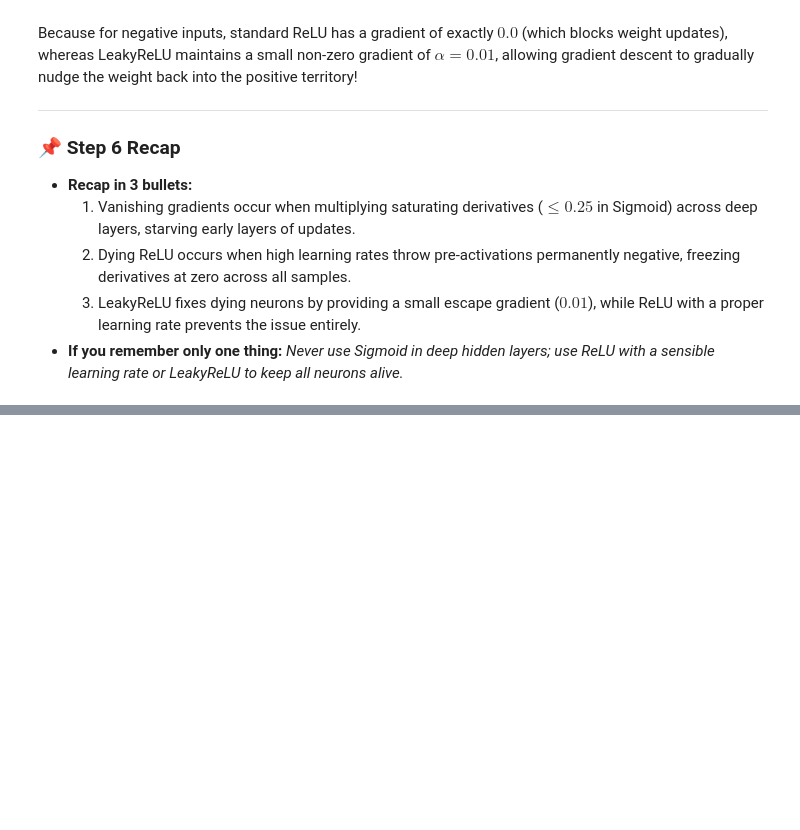
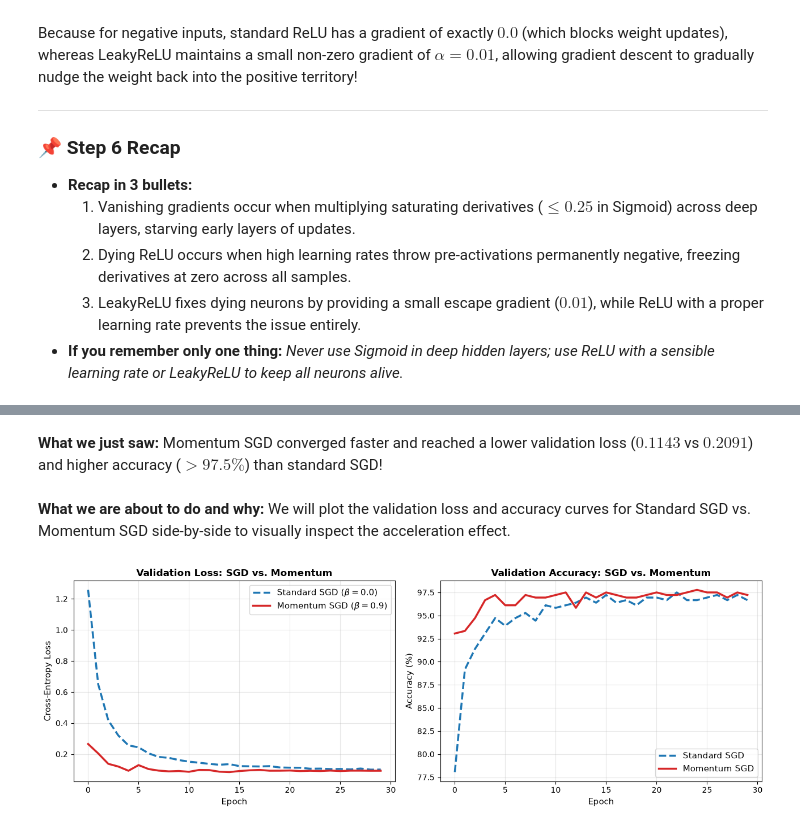
Before and after one commit to Arnav-Shrivastava/Neural-Networks-from-Scratch-Zero-To-Master, a Jupyter notebook: neural_network_from_scratch.ipynb, the cells around one changed output, grey strips where cells are left out. Drawn from its saved outputs; the diff is of its cells as text; code cells hidden in the pictures; folded sections open; blank space fills up the shorter version.

```diff
--- a/neural_network_from_scratch.ipynb
+++ b/neural_network_from_scratch.ipynb
@@ -2082,0 +2221,34 @@ Because for negative inputs, standard ReLU has a gradient of exactly $0.0$ (whic
+# %% [markdown]
+**What we just saw:**
+Momentum SGD converged faster and reached a lower validation loss ($0.1143$ vs $0.2091$) and higher accuracy ($>97.5\%$) than standard SGD!
+# %% [markdown]
+**What we are about to do and why:**
+We will plot the validation loss and accuracy curves for Standard SGD vs. Momentum SGD side-by-side to visually inspect the acceleration effect.
+# %%
+# Plotting Standard SGD vs. Momentum SGD
+import matplotlib.pyplot as plt
+
+fig, (ax1, ax2) = plt.subplots(1, 2, figsize=(13, 4.5))
+
+# Loss plot
+ax1.plot(losses_sgd, label="Standard SGD ($\\beta=0.0$)", color="#1f77b4", linestyle="--", linewidth=2.5)
+ax1.plot(losses_mom, label="Momentum SGD ($\\beta=0.9$)", color="#d62728", linewidth=2.5)
+ax1.set_title("Validation Loss: SGD vs. Momentum", fontsize=12, fontweight="bold")
+ax1.set_xlabel("Epoch", fontsize=11)
+ax1.set_ylabel("Cross-Entropy Loss", fontsize=11)
+ax1.grid(True, alpha=0.3)
+ax1.legend(fontsize=11)
+
+# Accuracy plot
+ax2.plot([a * 100 for a in accs_sgd], label="Standard SGD", color="#1f77b4", linestyle="--", linewidth=2.5)
+ax2.plot([a * 100 for a in accs_mom], label="Momentum SGD", color="#d62728", linewidth=2.5)
+ax2.set_title("Validation Accuracy: SGD vs. Momentum", fontsize=12, fontweight="bold")
+ax2.set_xlabel("Epoch", fontsize=11)
+ax2.set_ylabel("Accuracy (%)", fontsize=11)
+ax2.grid(True, alpha=0.3)
+ax2.legend(fontsize=11)
+
+plt.tight_layout()
+plt.show()
+# %% [output]
+[figure, added]
```
Also changed, not shown: parts of 9 cells of this notebook, 1 other file.
